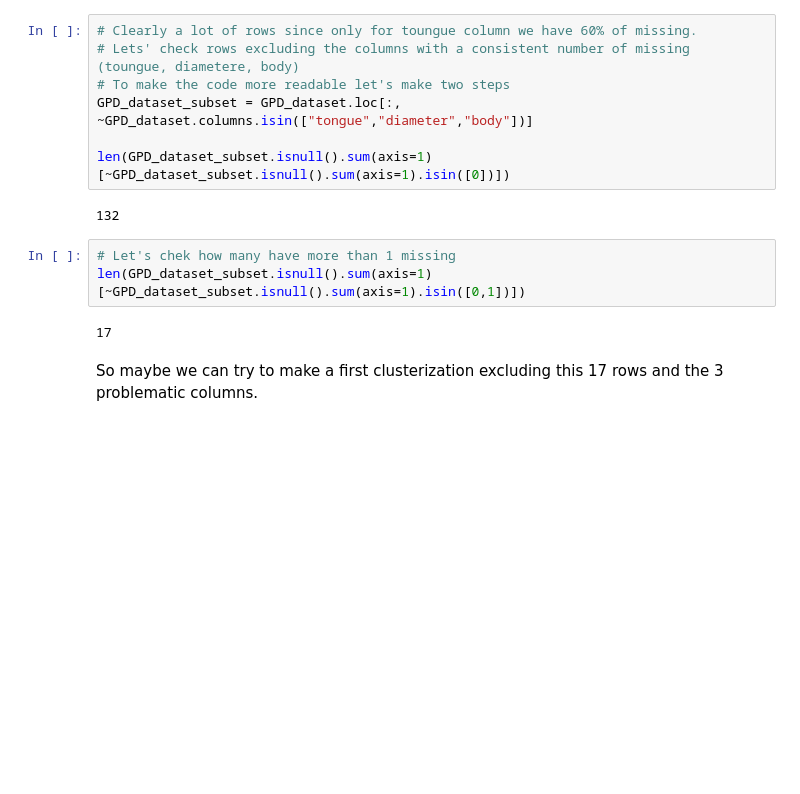
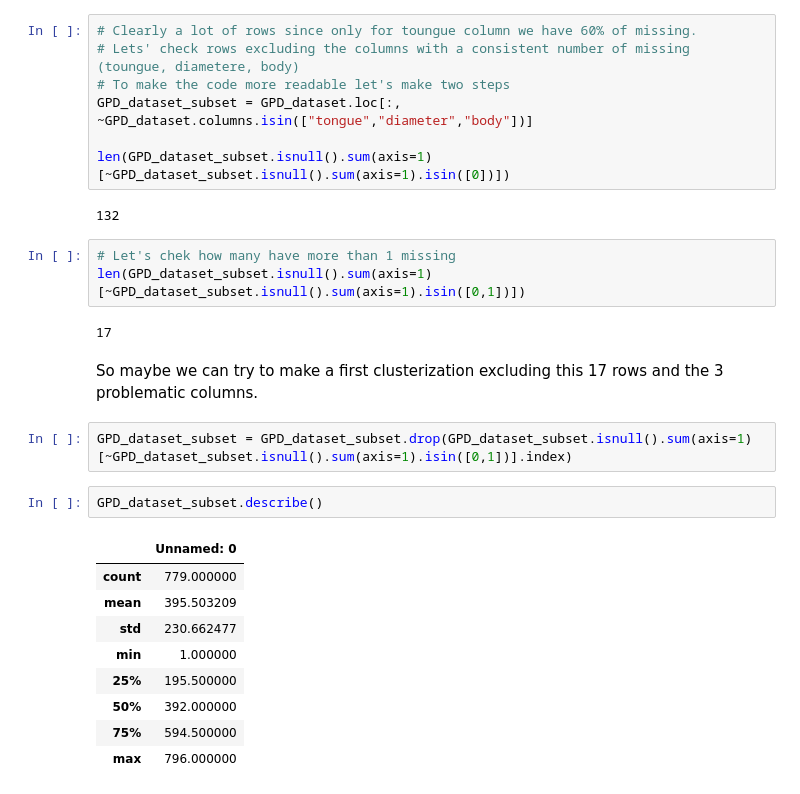
Before and after one commit to BeeNick/ML_Exercises, a Jupyter notebook: exercises-pollinators-datasets-exploration.ipynb, the cells around one changed output. Saved outputs shown, nothing was run; the diff lists cells and outputs as text; blank space fills up the shorter version.

```diff
--- a/exercises-pollinators-datasets-exploration.ipynb
+++ b/exercises-pollinators-datasets-exploration.ipynb
@@ -344,3 +345,17 @@ len(GPD_dataset_subset.isnull().sum(axis=1)[~GPD_dataset_subset.isnull().sum(axi
 17
 # %% [markdown]
 So maybe we can try to make a first clusterization excluding this 17 rows and the 3 problematic columns.
+# %%
+GPD_dataset_subset = GPD_dataset_subset.drop(GPD_dataset_subset.isnull().sum(axis=1)[~GPD_dataset_subset.isnull().sum(axis=1).isin([0,1])].index)
+# %%
+GPD_dataset_subset.describe()
+# %% [output]
+|  | Unnamed: 0 |
+| count | 779.000000 |
+| mean | 395.503209 |
+| std | 230.662477 |
+| min | 1.000000 |
+| 25% | 195.500000 |
+| 50% | 392.000000 |
+| 75% | 594.500000 |
+| max | 796.000000 |
```
Also changed, not shown: parts of 7 cells of this notebook.
